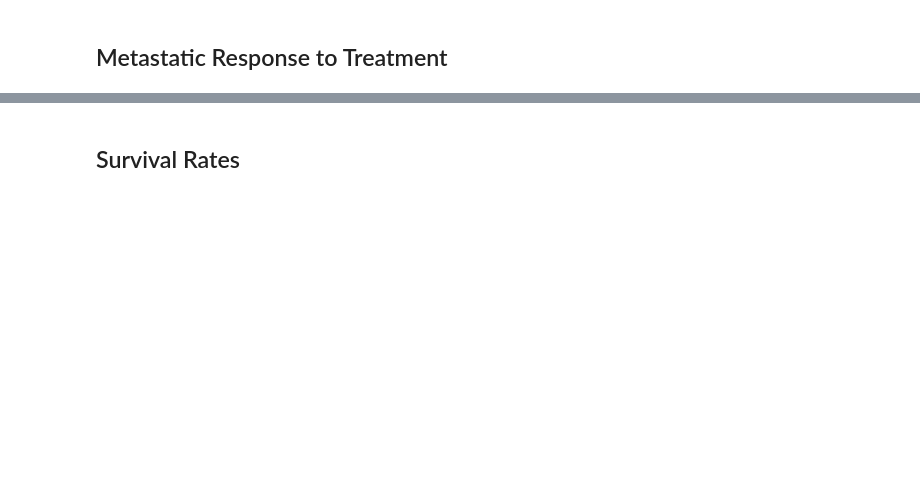
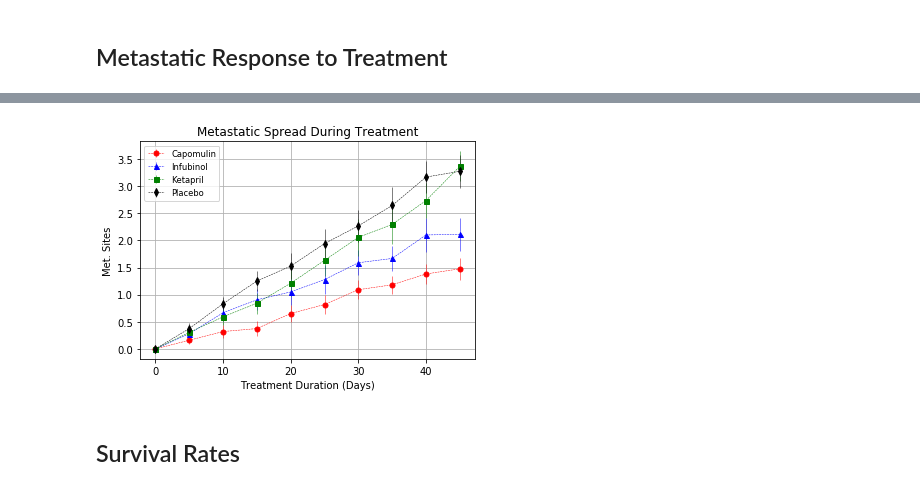
Before and after one commit to c-buchanan/Pymaceuticals_Analysis, a Jupyter notebook: pymaceuticals_notebook.ipynb, the cells around one changed output, grey strips where cells are left out. Drawn from its saved outputs; the diff is of its cells as text; code cells hidden in the pictures; blank space fills up the shorter version.

```diff
--- a/pymaceuticals_notebook.ipynb
+++ b/pymaceuticals_notebook.ipynb
@@ -150,7 +130,10 @@ plt.show()
 ## Metastatic Response to Treatment
 # %%
 # Store the Mean Met. Site Data Grouped by Drug and Timepoint
+met_sites_mean = merged_data.groupby(["Drug", "Timepoint"]).mean()["Metastatic Sites"]
 
 # Convert to DataFrame
+met_sites_mean = pd.DataFrame(met_sites_mean)
 
 # Preview DataFrame
+met_sites_mean.head()
@@ -157,6 +148,9 @@ plt.show()
 # %%
 # Store the Standard Error associated with Met. Sites Grouped by Drug and Timepoint
+met_sites_sem = merged_data.groupby(["Drug", "Timepoint"]).sem()["Metastatic Sites"]
 
 # Convert to DataFrame
+met_sites_sem = pd.DataFrame(met_sites_sem)
 
 # Preview DataFrame
+met_sites_sem.head()
@@ -163,4 +165,10 @@ plt.show()
 # %%
 # Minor Data Munging to Re-Format the Data Frames
+met_sites_mean = met_sites_mean.reset_index()
+met_sites_pivot_mean = met_sites_mean.pivot(index="Timepoint", columns="Drug")["Metastatic Sites"]
+
+met_sites_sem = met_sites_sem.reset_index()
+met_sites_pivot_sem = met_sites_sem.pivot(index="Timepoint", columns="Drug")["Metastatic Sites"]
 
 # Preview that Reformatting worked
+tumor_vols_pivot_mean.head()
@@ -173,3 +183,23 @@ plt.show()
+# %%
+# Generate the Plot (with Error Bars)
+plt.errorbar(met_sites_pivot_mean.index, met_sites_pivot_mean["Capomulin"], yerr=met_sites_pivot_sem["Capomulin"], color="r", marker="o", markersize=5, linestyle="dashed", linewidth=0.50)
+plt.errorbar(met_sites_pivot_mean.index, met_sites_pivot_mean["Infubinol"], yerr=met_sites_pivot_sem["Infubinol"], color="b", marker="^", markersize=5, linestyle="dashed", linewidth=0.50)
+plt.errorbar(met_sites_pivot_mean.index, met_sites_pivot_mean["Ketapril"], yerr=met_sites_pivot_sem["Ketapril"], color="g", marker="s", markersize=5, linestyle="dashed", linewidth=0.50)
+plt.errorbar(met_sites_pivot_mean.index, met_sites_pivot_mean["Placebo"], yerr=met_sites_pivot_sem["Placebo"], color="k", marker="d", markersize=5, linestyle="dashed", linewidth=0.50)
+
+plt.title("Metastatic Spread During Treatment")
+plt.ylabel("Met. Sites")
+plt.xlabel("Treatment Duration (Days)")
+plt.grid(True)
+plt.legend(loc="best", fontsize="small", fancybox=True)
+
+# Save the Figure
+plt.savefig("analysis/Fig2.png")
+
+# Show the Figure
+plt.show()
+# %% [output]
+[figure, added]
 # %% [markdown]
 ## Survival Rates
 # %%
```
Also changed, not shown: parts of 22 cells of this notebook, 4 other files.
